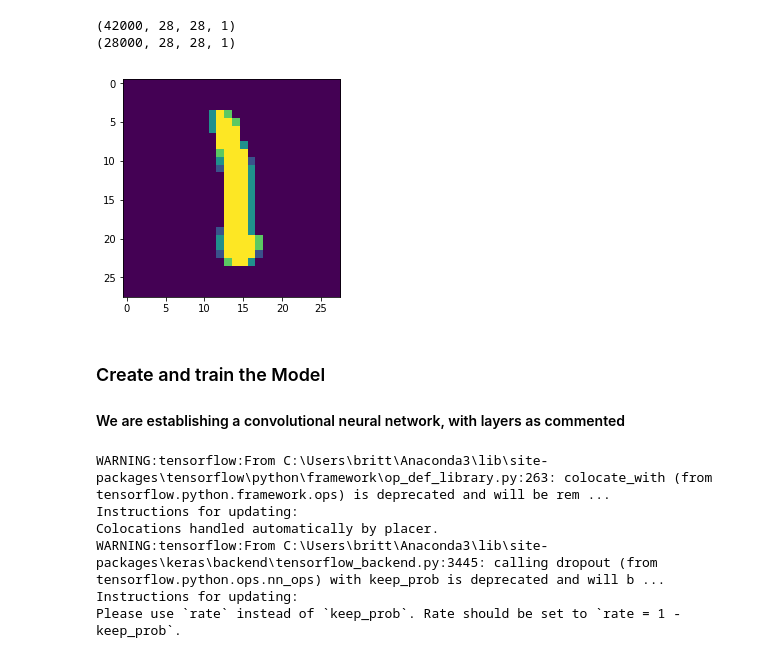
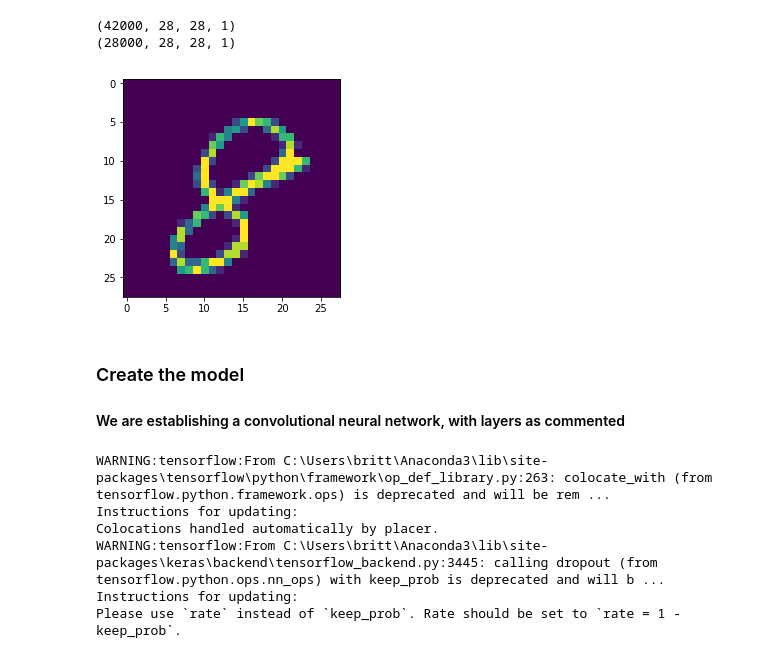
Before and after one commit to britcbish/dsnc6290-coursework, a Jupyter notebook: MNIST.ipynb, the cells around one changed output. Cells and saved outputs as stored; diff of their text form; code cells hidden in the pictures.

```diff
--- a/MNIST.ipynb
+++ b/MNIST.ipynb
@@ -109,11 +109,11 @@ X_train, X_val, Y_train, Y_val = train_test_split(X_train,
                                                   random_state=r_seed)
 # %%
 # Take a look at an image from the training set
-g = plt.imshow(X_train[5][:,:,0])
+g = plt.imshow(X_train[0][:,:,0])
 # %% [output]
-[figure, old version]
+[figure, new version]
 # %% [markdown]
-### Create and train the Model
+### Create the model
 
 #### We are establishing a convolutional neural network, with layers as commented
 # %%
```
Also changed, not shown: parts of 19 cells of this notebook.
